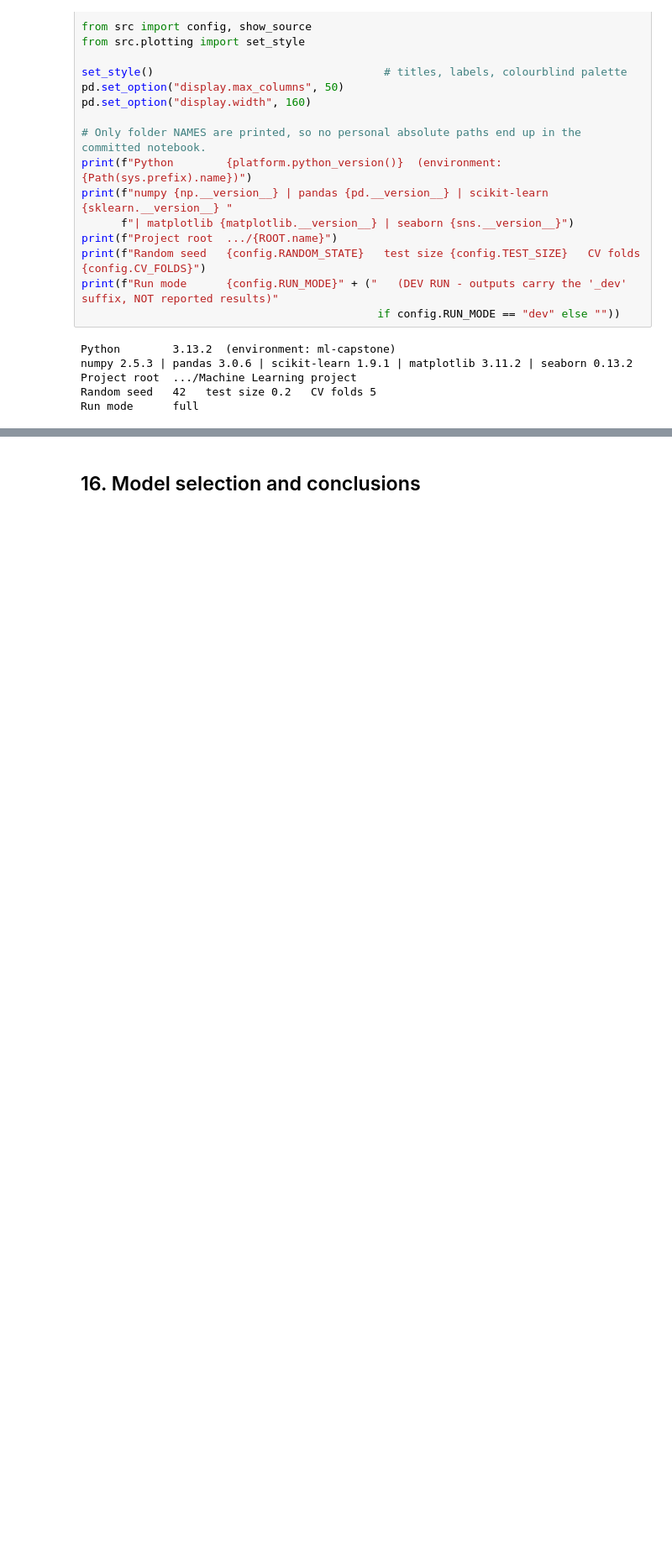
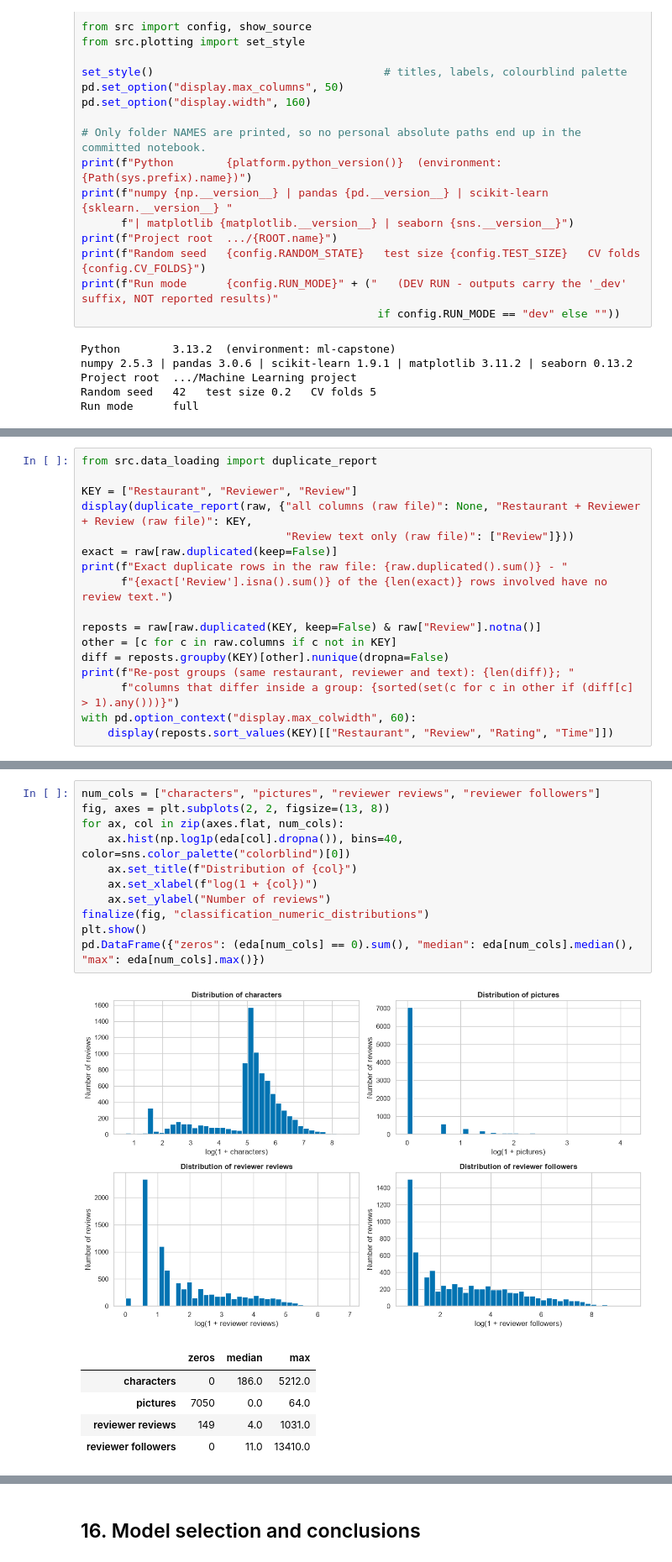
Before and after one commit to gideonthegrafted/ML-Capstone-project, a Jupyter notebook: notebooks/classification.ipynb, the cells around one changed output, grey strips where cells are left out. Shown at 84% size. Cells and saved outputs as stored; diff of their text form; blank space fills up the shorter version.

```diff
--- a/notebooks/classification.ipynb
+++ b/notebooks/classification.ipynb
@@ -308,0 +390,17 @@ false alarms); the ROC curve shows the trade-off between them across all decisio
+# %%
+from src.data_loading import duplicate_report
+
+KEY = ["Restaurant", "Reviewer", "Review"]
+display(duplicate_report(raw, {"all columns (raw file)": None, "Restaurant + Reviewer + Review (raw file)": KEY,
+                               "Review text only (raw file)": ["Review"]}))
+exact = raw[raw.duplicated(keep=False)]
+print(f"Exact duplicate rows in the raw file: {raw.duplicated().sum()} - "
+      f"{exact['Review'].isna().sum()} of the {len(exact)} rows involved have no review text.")
+
+reposts = raw[raw.duplicated(KEY, keep=False) & raw["Review"].notna()]
+other = [c for c in raw.columns if c not in KEY]
+diff = reposts.groupby(KEY)[other].nunique(dropna=False)
+print(f"Re-post groups (same restaurant, reviewer and text): {len(diff)}; "
+      f"columns that differ inside a group: {sorted(set(c for c in other if (diff[c] > 1).any()))}")
+with pd.option_context("display.max_colwidth", 60):
+    display(reposts.sort_values(KEY)[["Restaurant", "Review", "Rating", "Time"]])
@@ -308,0 +657,18 @@ false alarms); the ROC curve shows the trade-off between them across all decisio
+# %%
+num_cols = ["characters", "pictures", "reviewer reviews", "reviewer followers"]
+fig, axes = plt.subplots(2, 2, figsize=(13, 8))
+for ax, col in zip(axes.flat, num_cols):
+    ax.hist(np.log1p(eda[col].dropna()), bins=40, color=sns.color_palette("colorblind")[0])
+    ax.set_title(f"Distribution of {col}")
+    ax.set_xlabel(f"log(1 + {col})")
+    ax.set_ylabel("Number of reviews")
+finalize(fig, "classification_numeric_distributions")
+plt.show()
+pd.DataFrame({"zeros": (eda[num_cols] == 0).sum(), "median": eda[num_cols].median(), "max": eda[num_cols].max()})
+# %% [output]
+[figure, added]
+|  | zeros | median | max |
+| characters | 0 | 186.0 | 5212.0 |
+| pictures | 7050 | 0.0 | 64.0 |
+| reviewer reviews | 149 | 4.0 | 1031.0 |
+| reviewer followers | 0 | 11.0 | 13410.0 |
```
Also changed, not shown: parts of 183 cells of this notebook, 10 other files.
